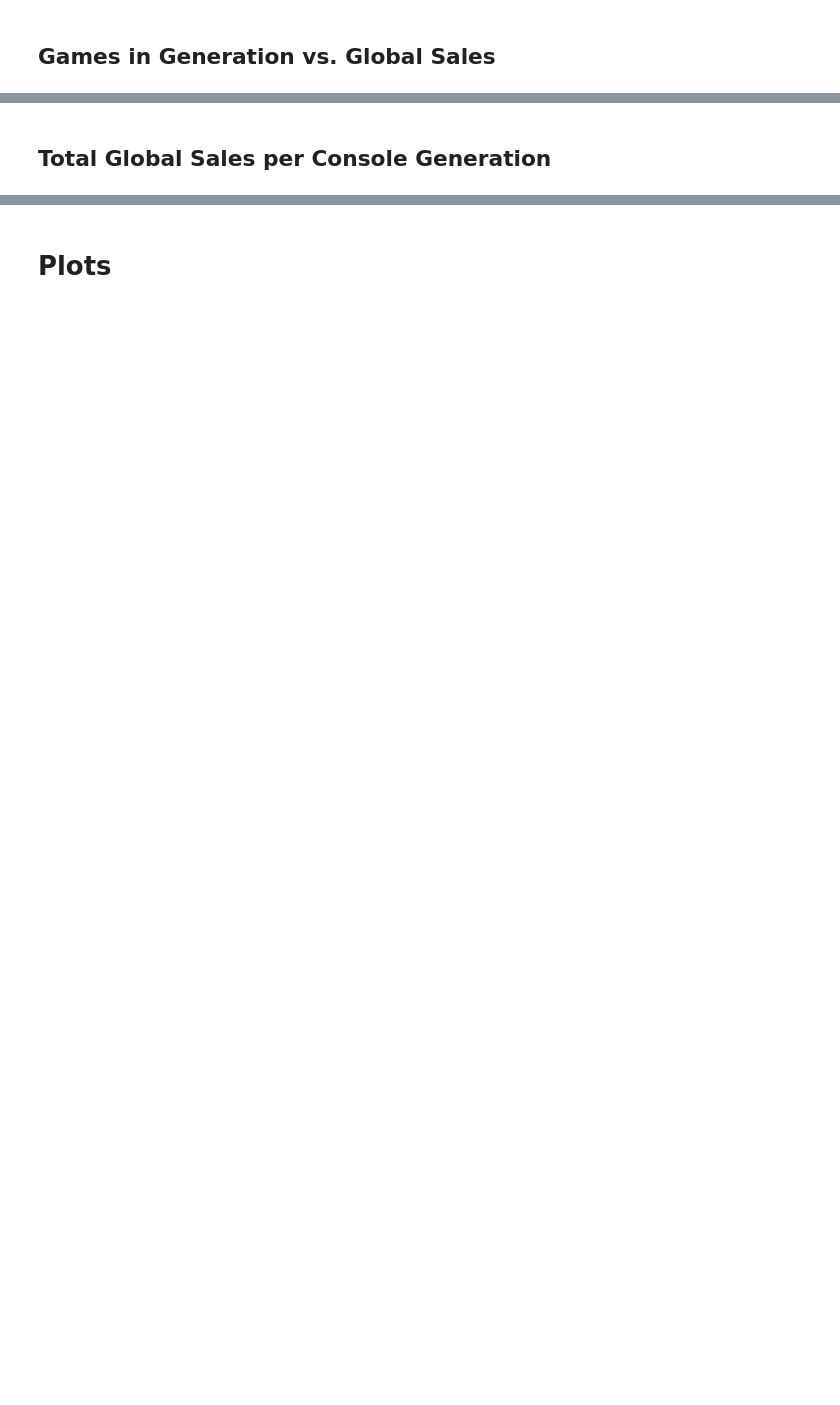
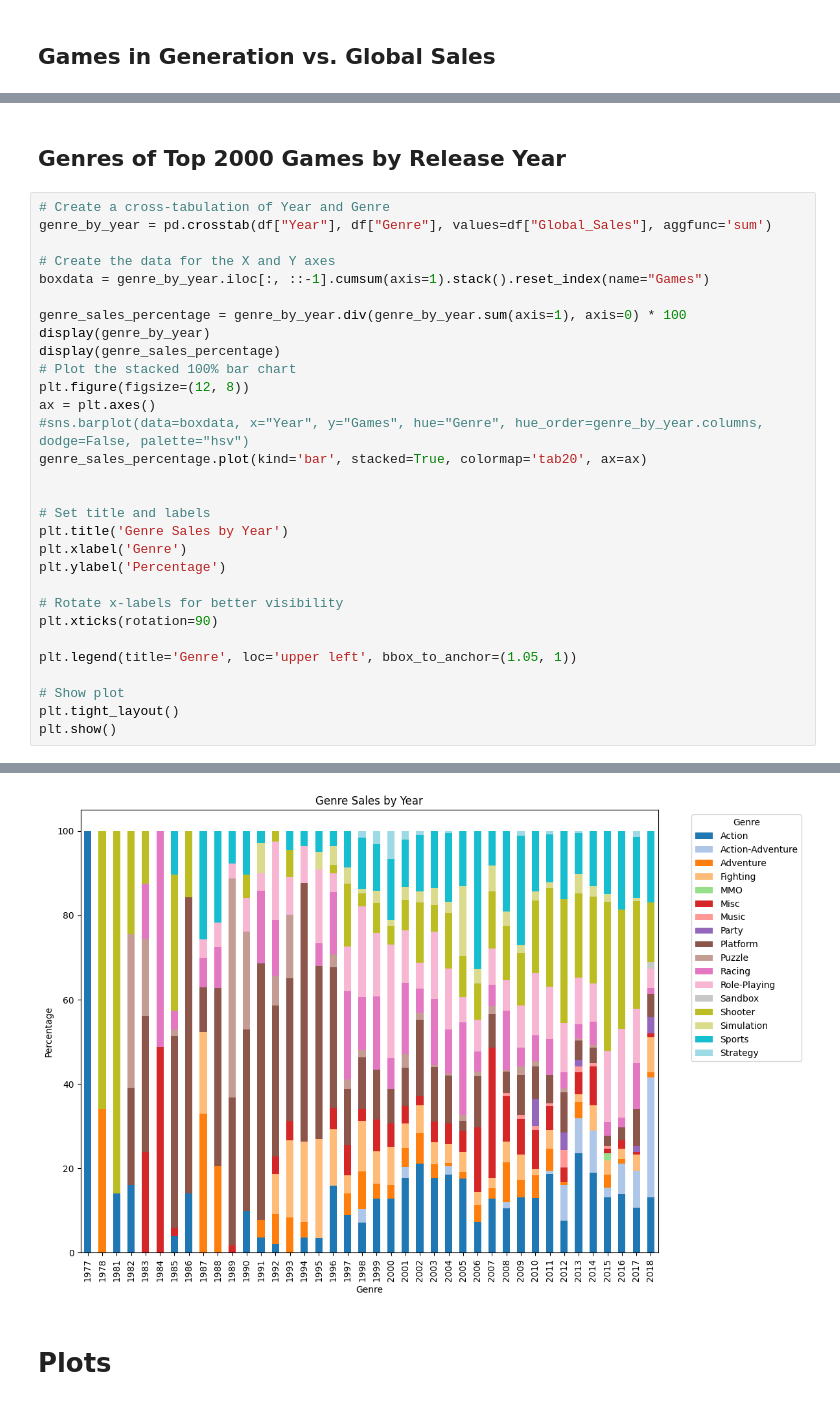
Before and after one commit to candersen114/Python2Source, a Jupyter notebook: finalproj.ipynb, the cells around one changed output, grey strips where cells are left out. Cells and saved outputs as stored; diff of their text form; blank space fills up the shorter version.

```diff
--- a/finalproj.ipynb
+++ b/finalproj.ipynb
@@ -355,2 +379,33 @@ plt.show()
-# %% [markdown]
-## Total Global Sales per Console Generation
+# %% [markdown]
+## Genres of Top 2000 Games by Release Year
+# %%
+# Create a cross-tabulation of Year and Genre
+genre_by_year = pd.crosstab(df["Year"], df["Genre"], values=df["Global_Sales"], aggfunc='sum')
+
+# Create the data for the X and Y axes
+boxdata = genre_by_year.iloc[:, ::-1].cumsum(axis=1).stack().reset_index(name="Games")
+
+genre_sales_percentage = genre_by_year.div(genre_by_year.sum(axis=1), axis=0) * 100
+display(genre_by_year)
+display(genre_sales_percentage)
+# Plot the stacked 100% bar chart
+plt.figure(figsize=(12, 8))
+ax = plt.axes()
+#sns.barplot(data=boxdata, x="Year", y="Games", hue="Genre", hue_order=genre_by_year.columns, dodge=False, palette="hsv")
+genre_sales_percentage.plot(kind='bar', stacked=True, colormap='tab20', ax=ax)
+
+
+# Set title and labels
+plt.title('Genre Sales by Year')
+plt.xlabel('Genre')
+plt.ylabel('Percentage')
+
+# Rotate x-labels for better visibility
+plt.xticks(rotation=90)
+
+plt.legend(title='Genre', loc='upper left', bbox_to_anchor=(1.05, 1))
+
+# Show plot
+plt.tight_layout()
+plt.show()
+# %% [output]
@@ -357,2 +448,3 @@ plt.show()
+[figure, added]
 # %% [markdown]
 # Plots
```
Also changed, not shown: parts of 3 cells of this notebook, 2 other files.
